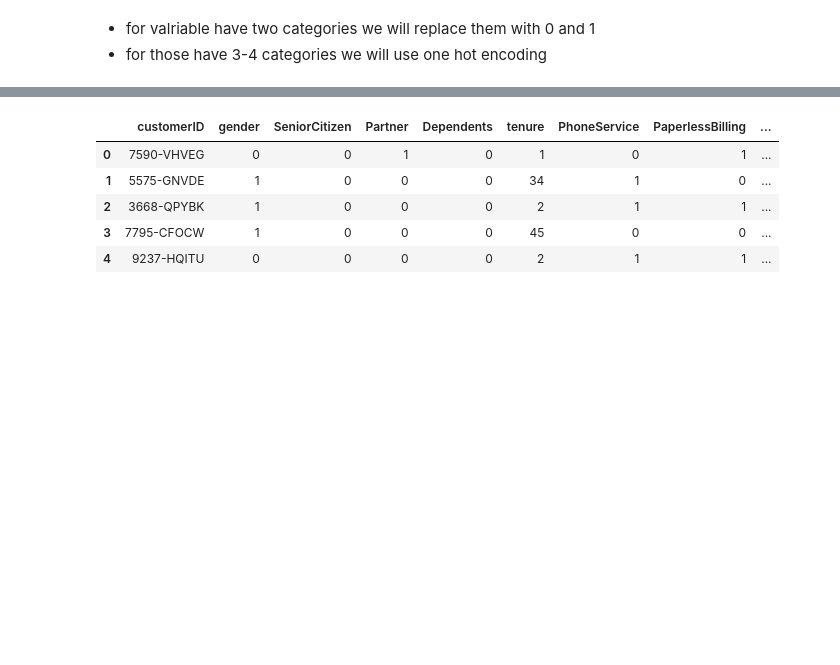
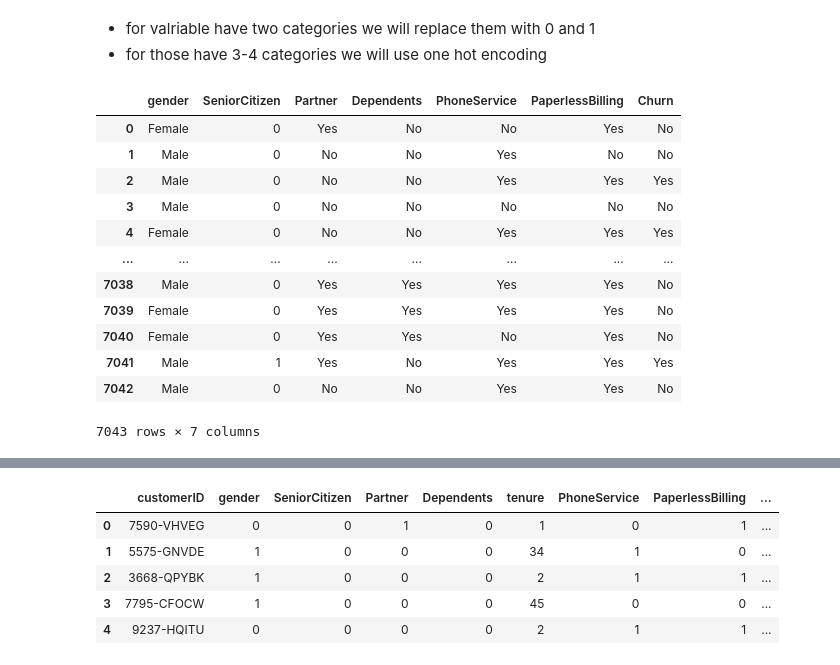
Before and after one commit to zahrahanifehlou/Churn_model, a Jupyter notebook: notebooks/check_data.ipynb, the cells around one changed output, grey strips where cells are left out. Saved outputs shown, nothing was run; the diff lists cells and outputs as text; code cells hidden in the pictures; blank space fills up the shorter version.

```diff
--- a/notebooks/check_data.ipynb
+++ b/notebooks/check_data.ipynb
@@ -117,6 +117,23 @@ df.describe(include='all')
 # %% [markdown]
 - for valriable have two categories we will replace them with 0 and 1
 - for those have 3-4 categories we will use one hot encoding
+# %%
+binary_cols=[col for col in df.columns if df[col].nunique() == 2]
+df[binary_cols]
+# %% [output]
+|  | gender | SeniorCitizen | Partner | Dependents | PhoneService | PaperlessBilling | Churn |
+| 0 | Female | 0 | Yes | No | No | Yes | No |
+| 1 | Male | 0 | No | No | Yes | No | No |
+| 2 | Male | 0 | No | No | Yes | Yes | Yes |
+| 3 | Male | 0 | No | No | No | No | No |
+| 4 | Female | 0 | No | No | Yes | Yes | Yes |
+| ... | ... | ... | ... | ... | ... | ... | ... |
+| 7038 | Male | 0 | Yes | Yes | Yes | Yes | No |
+| 7039 | Female | 0 | Yes | Yes | Yes | Yes | No |
+| 7040 | Female | 0 | Yes | Yes | No | Yes | No |
+| 7041 | Male | 1 | Yes | No | Yes | Yes | Yes |
+| 7042 | Male | 0 | No | No | Yes | Yes | No |
+7043 rows × 7 columns
 # %%
 # Binary categorical columns (2 unique values)
 binary_cols = [
```
Also changed, not shown: parts of 17 cells of this notebook.
